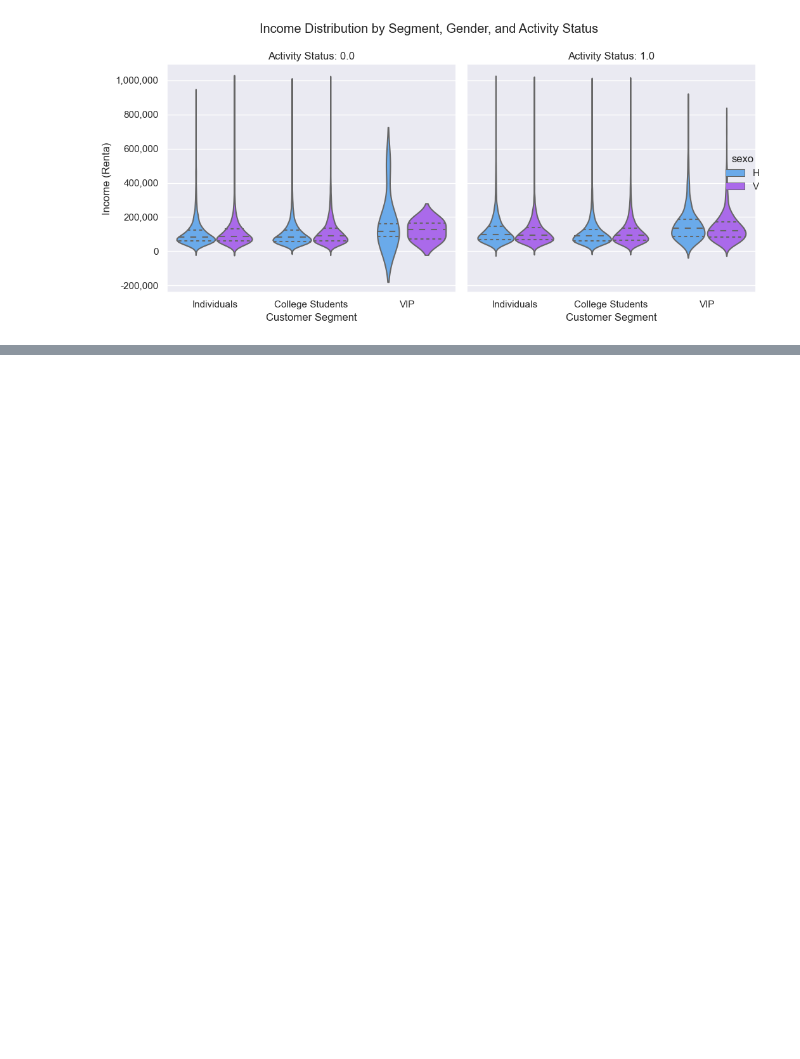
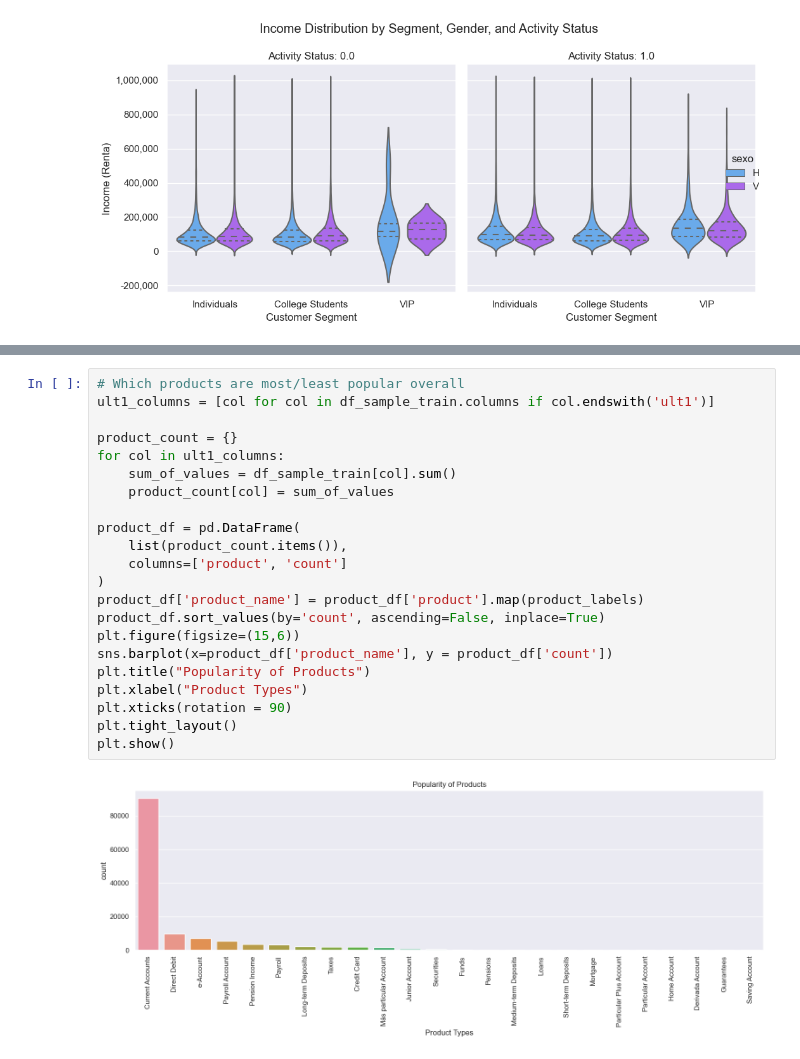
Before and after one commit to dennismathewjose/Santander-product-recommendation, a Jupyter notebook: santander-product-recommendation.ipynb, the cells around one changed output, grey strips where cells are left out. Cells and saved outputs as stored; diff of their text form; blank space fills up the shorter version.

```diff
--- a/santander-product-recommendation.ipynb
+++ b/santander-product-recommendation.ipynb
@@ -231,0 +272,24 @@ plt.show()
+# %%
+# Which products are most/least popular overall
+ult1_columns = [col for col in df_sample_train.columns if col.endswith('ult1')]
+
+product_count = {}
+for col in ult1_columns:
+    sum_of_values = df_sample_train[col].sum()
+    product_count[col] = sum_of_values
+
+product_df = pd.DataFrame(
+    list(product_count.items()),
+    columns=['product', 'count']
+)
+product_df['product_name'] = product_df['product'].map(product_labels)
+product_df.sort_values(by='count', ascending=False, inplace=True)
+plt.figure(figsize=(15,6))
+sns.barplot(x=product_df['product_name'], y = product_df['count'])
+plt.title("Popularity of Products")
+plt.xlabel("Product Types")
+plt.xticks(rotation = 90)
+plt.tight_layout()
+plt.show()
+# %% [output]
+[figure, added]
```
Also changed, not shown: parts of 15 cells of this notebook.
